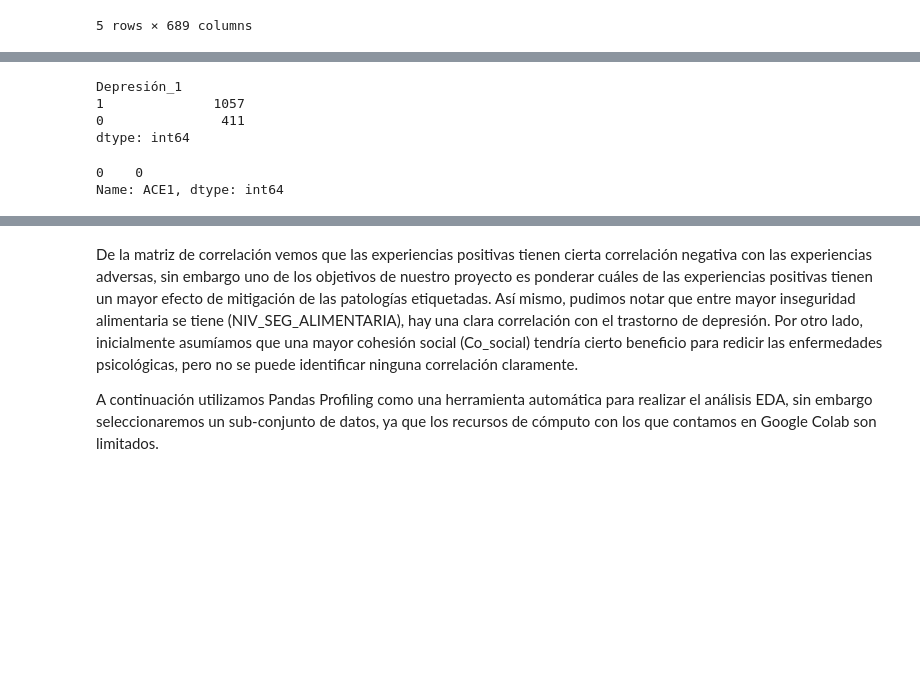
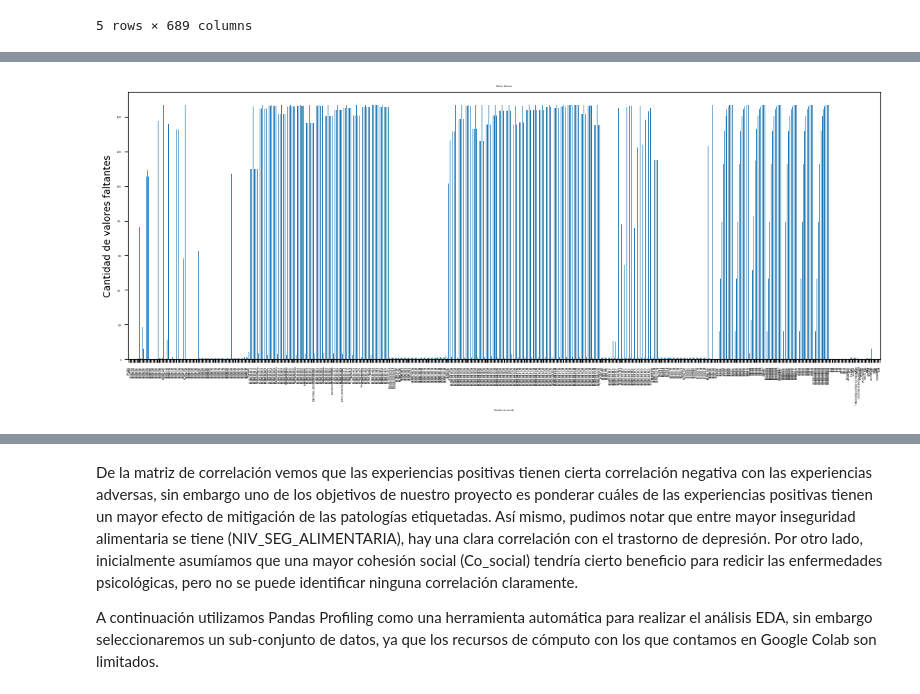
Before and after one commit to danielav081596/Proyecto_Integrador_Equipo5, a Jupyter notebook: Avance2_Equipo.ipynb, the cells around one changed output, grey strips where cells are left out. Drawn from its saved outputs; the diff is of its cells as text; code cells hidden in the pictures; blank space fills up the shorter version.

```diff
--- a/Avance2_Equipo.ipynb
+++ b/Avance2_Equipo.ipynb
@@ -190,32 +230,2 @@ variables_to_drop = ['ID_ADULTO_[1-7]\.0',
 # %%
 df_adultos2 = df_adultos.copy()
-# %%
-# Identificamos las columnas de datos generales
-
-import re
-
-variables_to_drop = ['ID_ADULTO_[1-7]\.0',
-    'NOTA[0-9]*',
-    'FILTRO_[1-6]',
-    'OTRO\$[0-9]',
-    'ENT',
-    'ENTIDAD',
-    'MUN',
-    'MUNICIPIO_[A-Z ]+',
-    'TELEFONO',
-    'CORREO',
-    'LOCALIDAD_[A-Z ]+'
-    'FOLIO_COMP\$0[0-9]*',
-    'INT_ID\$[0-9]*',
-    'FOLIO', 'FOLIO2', 'ID_ADULTO', 'FILTRO', 'ENTIDAD',
-    'MUNICIPIO', 'LOCALIDAD', 'ECUESTADOR', 'MAQUINA', 'GPS1', 'LATITUD',
-    'LONGITUD','SELECCIONADOS','INT_ID', 'OTRO','FOLIO','LATITUD',
-    'LONGITUD','LOC','FVIS','MZN', 'AD_M07B']
-
-# Use filter and regex to drop columns (case-insensitive)
-#df_adultos2 = df_adultos2[df_adultos2.columns[~df_adultos2.columns.str.contains('|'.join(map(re.escape, variables_to_drop)), case=False)]]
-
-
-for variable_pattern in variables_to_drop:
-    # Use filter and regex to drop columns (case-insensitive)
-    df_adultos2 = df_adultos2[df_adultos2.columns[~df_adultos2.columns.str.contains(variable_pattern, case=False)]]
@@ -285,19 +232,12 @@ contrib_df.to_csv('contributions_PCA_3comp V2.csv')
-# %%
-
-#df_adultos2.head()
-view = df_adultos2.filter(like='Depresión')
-view.value_counts()
-# %% [output]
-Depresión_1
-1              1057
-0               411
-dtype: int64
-# %%
-from collections import Counter
-#counts=Counter(df_adultos2['ACE1'])
-#counts.most_common()
-value = df_adultos2['ACE1'].mode()
-value
-# %% [output]
-0    0
-Name: ACE1, dtype: int64
+# %%
+# Calculamos la cantidad de valores faltantes por sexo
+valores_faltantes = df_adultos2.apply(lambda x: x.isnull().sum())
+
+# Creamos una gráfica de barras con el conteo de los valores faltantes
+valores_faltantes.plot(kind='bar', stacked=False,fontsize=2,rot=90,figsize=(14,5))
+plt.title('Valores faltantes',fontsize=2)
+plt.xlabel('Variables de entrada',fontsize=2)
+plt.ylabel('Cantidad de valores faltantes',fontsize=10)
+plt.show()
+# %% [output]
+[figure, added]
```
Also changed, not shown: parts of 62 cells of this notebook.
